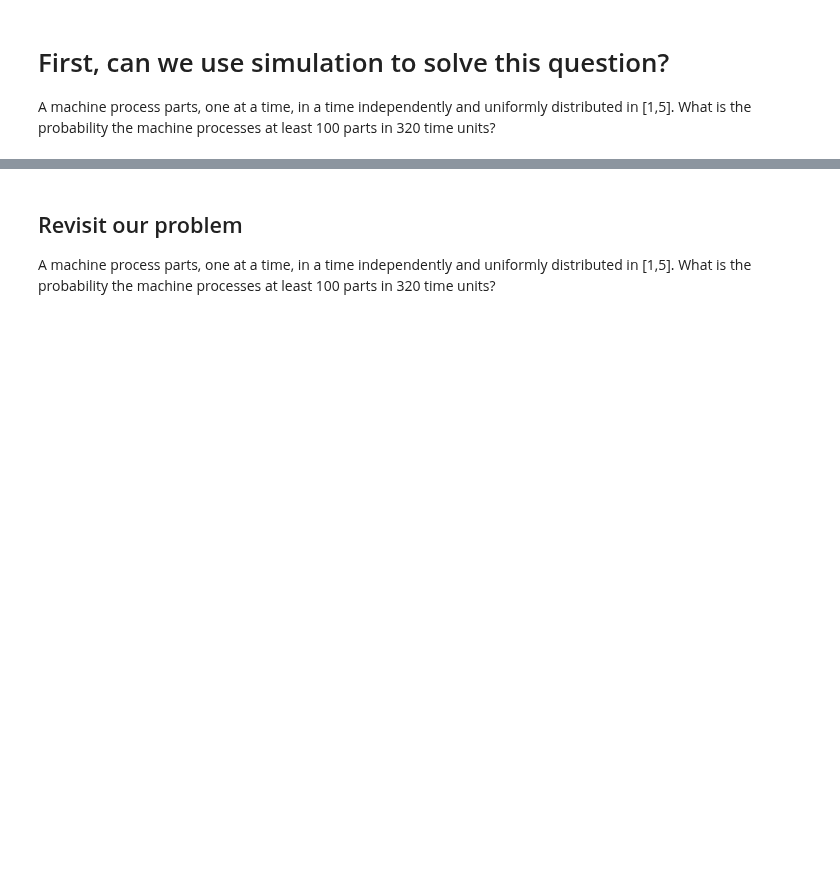
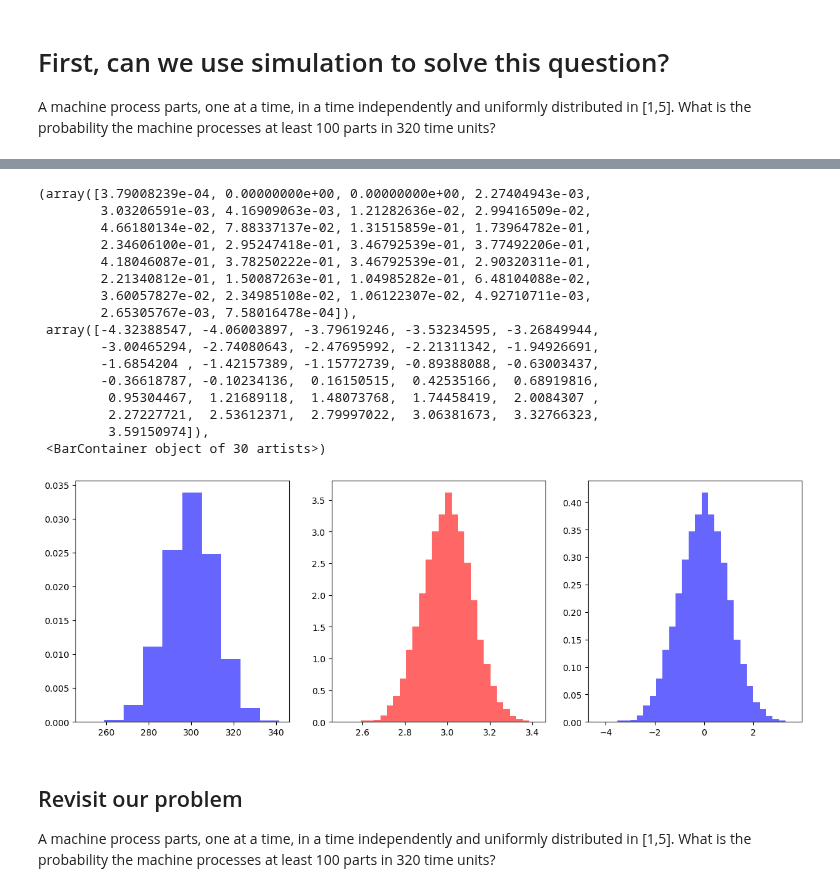
Before and after one commit to tyler-ruble/eel3850S25, a Jupyter notebook: lectures/lecture08-CenterLimitTheorem/lecture08-CLT-in-class-edits.ipynb, the cells around one changed output, grey strips where cells are left out. Saved outputs shown, nothing was run; the diff lists cells and outputs as text; code cells hidden in the pictures; blank space fills up the shorter version.

```diff
--- a/lectures/lecture08-CenterLimitTheorem/lecture08-CLT-in-class-edits.ipynb
+++ b/lectures/lecture08-CenterLimitTheorem/lecture08-CLT-in-class-edits.ipynb
@@ -43,19 +77,37 @@ def getSnMnZn(n):
     Mn = np.zeros(num_sims)
     Zn = np.zeros(num_sims)
     for i in range(num_sims):
-        Xseq=
-        Sn[i] =
-        Mn[i] =
-        Zn[i] =
+        Xseq=  X.rvs(n)
+        Sn[i] =  np.sum(Xseq)
+        Mn[i] =  Sn[i]/n
+        Zn[i] =  (Sn[i] - n*mu)/(sigma*np.sqrt(n))
     return Sn, Mn, Zn
 # %%
 #PLOTING
-
+Sn, Mn, Zn = getSnMnZn(100)
 fig, axes = plt.subplots(1, 3, figsize=(15, 5))  # 1 row, 3 columns
 
-axes[0].hist(, density=True, alpha=0.6, color='blue', label='Sn[i]')
-axes[1].hist(, bins=30, density=True, alpha=0.6, color='red', label='Mn[i]')
-axes[2].hist(, bins=30, density=True, alpha=0.6, color='blue', label='Zn[i]')
+axes[0].hist(Sn, density=True, alpha=0.6, color='blue', label='Sn[i]')
+axes[1].hist(Mn, bins=30, density=True, alpha=0.6, color='red', label='Mn[i]')
+axes[2].hist(Zn, bins=30, density=True, alpha=0.6, color='blue', label='Zn[i]')
+# %% [output]
+(array([3.79008239e-04, 0.00000000e+00, 0.00000000e+00, 2.27404943e-03,
+        3.03206591e-03, 4.16909063e-03, 1.21282636e-02, 2.99416509e-02,
+        4.66180134e-02, 7.88337137e-02, 1.31515859e-01, 1.73964782e-01,
+        2.34606100e-01, 2.95247418e-01, 3.46792539e-01, 3.77492206e-01,
+        4.18046087e-01, 3.78250222e-01, 3.46792539e-01, 2.90320311e-01,
+        2.21340812e-01, 1.50087263e-01, 1.04985282e-01, 6.48104088e-02,
+        3.60057827e-02, 2.34985108e-02, 1.06122307e-02, 4.92710711e-03,
+        2.65305767e-03, 7.58016478e-04]),
+ array([-4.32388547, -4.06003897, -3.79619246, -3.53234595, -3.26849944,
+        -3.00465294, -2.74080643, -2.47695992, -2.21311342, -1.94926691,
+        -1.6854204 , -1.42157389, -1.15772739, -0.89388088, -0.63003437,
+        -0.36618787, -0.10234136,  0.16150515,  0.42535166,  0.68919816,
+         0.95304467,  1.21689118,  1.48073768,  1.74458419,  2.0084307 ,
+         2.27227721,  2.53612371,  2.79997022,  3.06381673,  3.32766323,
+         3.59150974]),
+ <BarContainer object of 30 artists>)
+[figure, added]
 # %%
 from ipywidgets import interactive
 # %%
```
Also changed, not shown: parts of 4 cells of this notebook, 1 other file.
